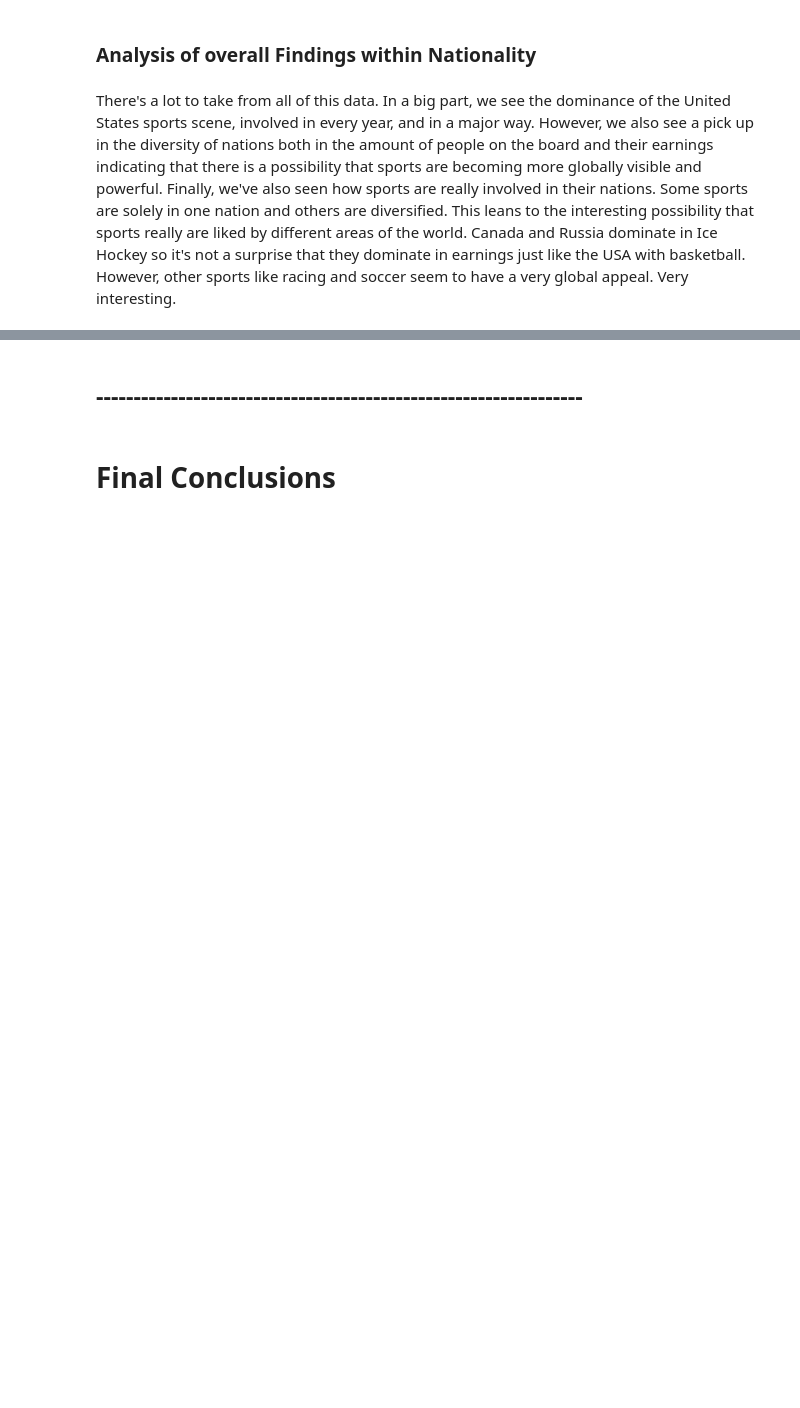
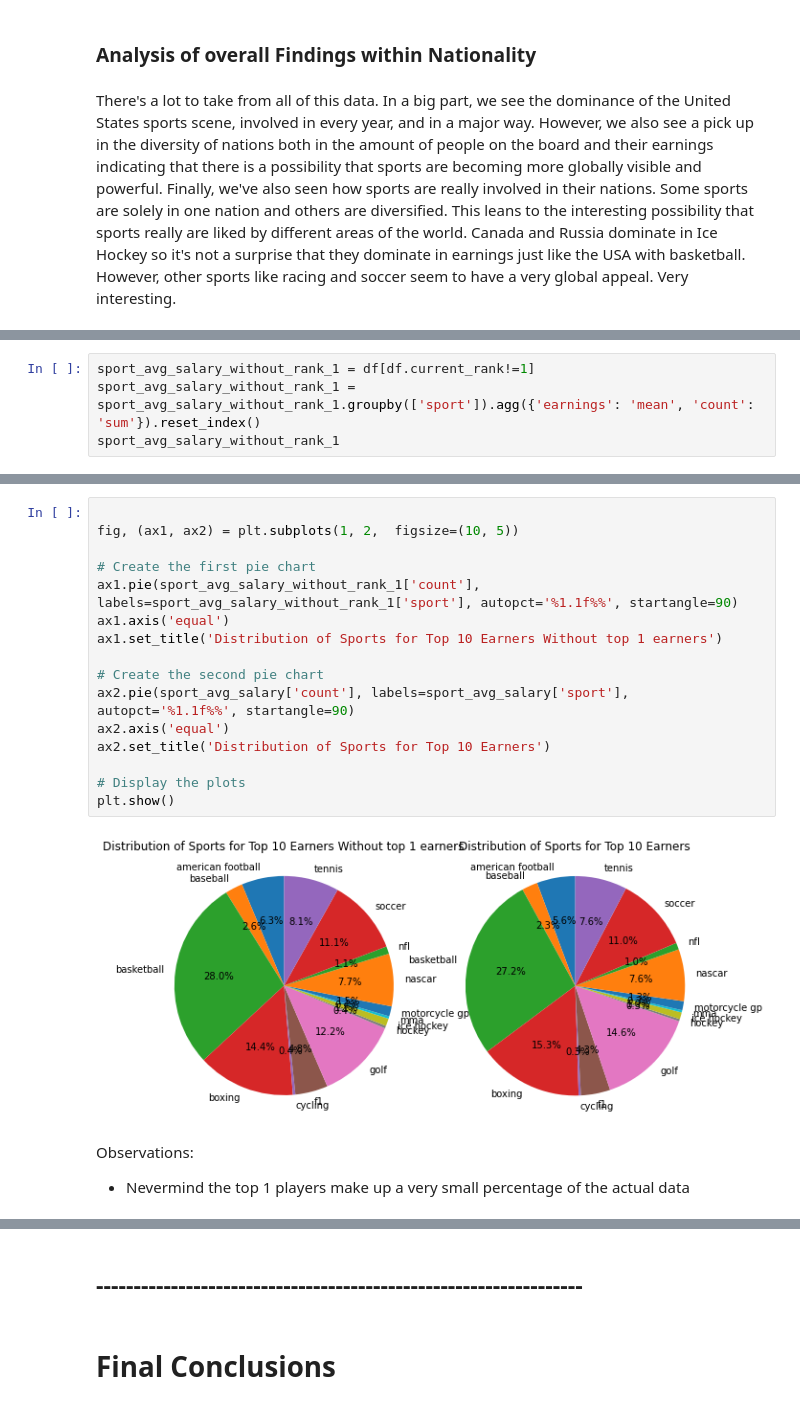
Before and after one commit to zoeshenrw/databootcamp-midterm, a Jupyter notebook: Master_File_v2.1.ipynb, the cells around one changed output, grey strips where cells are left out. Cells and saved outputs as stored; diff of their text form; blank space fills up the shorter version.

```diff
--- a/Master_File_v2.1.ipynb
+++ b/Master_File_v2.1.ipynb
@@ -864,0 +1013,4 @@ There's a lot to take from all of this data. In a big part, we see the dominance
+# %%
+sport_avg_salary_without_rank_1 = df[df.current_rank!=1]
+sport_avg_salary_without_rank_1 = sport_avg_salary_without_rank_1.groupby(['sport']).agg({'earnings': 'mean', 'count': 'sum'}).reset_index()
+sport_avg_salary_without_rank_1
@@ -864,0 +1034,21 @@ There's a lot to take from all of this data. In a big part, we see the dominance
+# %%
+
+fig, (ax1, ax2) = plt.subplots(1, 2,  figsize=(10, 5))
+
+# Create the first pie chart
+ax1.pie(sport_avg_salary_without_rank_1['count'], labels=sport_avg_salary_without_rank_1['sport'], autopct='%1.1f%%', startangle=90)
+ax1.axis('equal')
+ax1.set_title('Distribution of Sports for Top 10 Earners Without top 1 earners')
+
+# Create the second pie chart
+ax2.pie(sport_avg_salary['count'], labels=sport_avg_salary['sport'], autopct='%1.1f%%', startangle=90)
+ax2.axis('equal')
+ax2.set_title('Distribution of Sports for Top 10 Earners')
+
+# Display the plots
+plt.show()
+# %% [output]
+[figure, added]
+# %% [markdown]
+Observations:
+* Nevermind the top 1 players make up a very small percentage of the actual data
```
Also changed, not shown: parts of 65 cells of this notebook.
